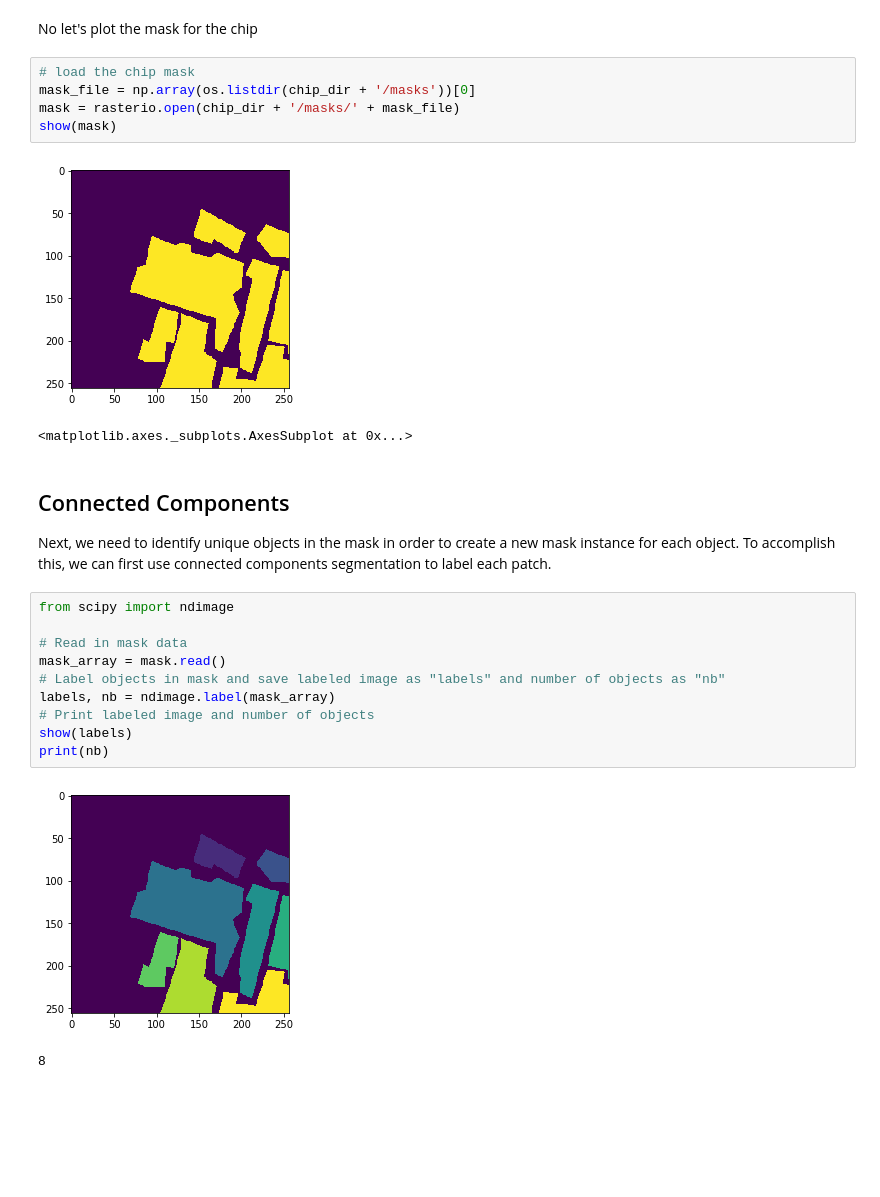
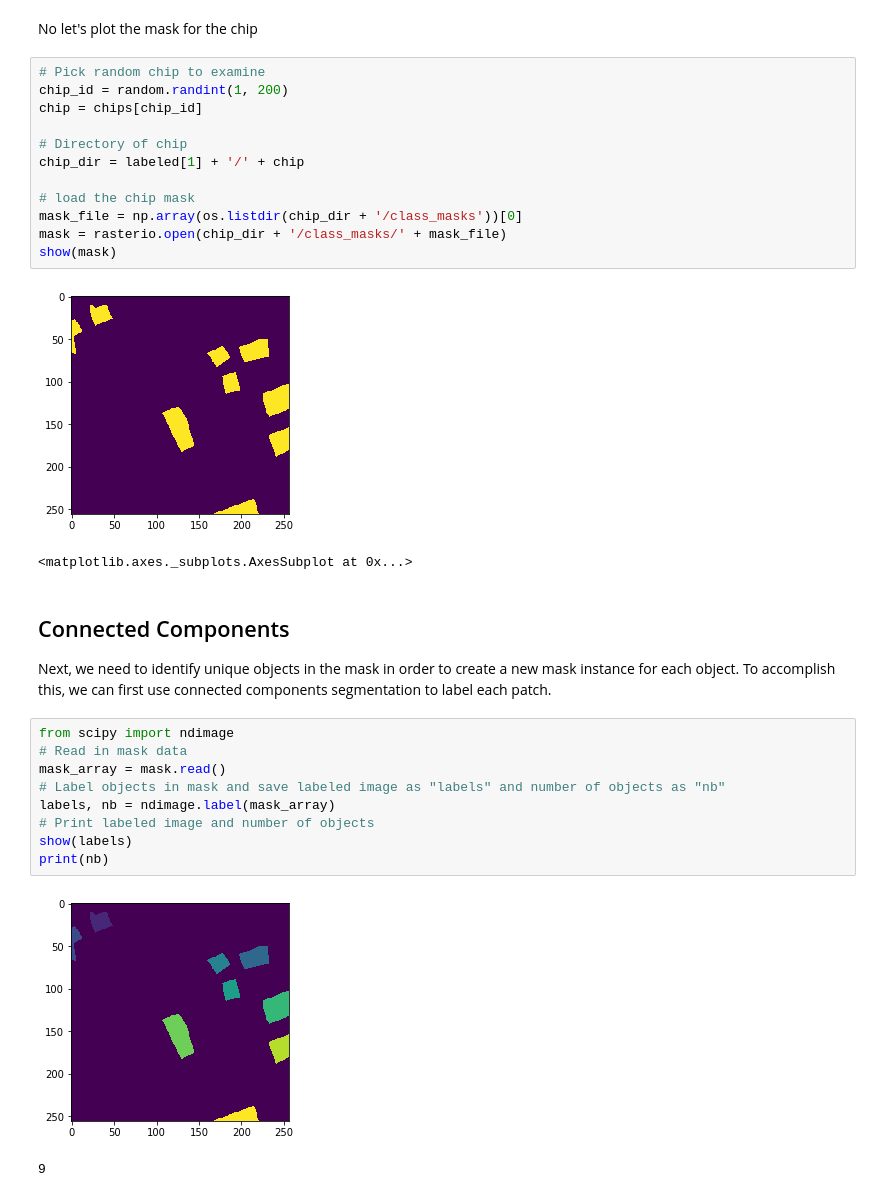
Before and after one commit to tclavelle/aqua_python, a Jupyter notebook: create_mask_instances.ipynb, the cells around one changed output. Drawn from its saved outputs; the diff is of its cells as text; blank space fills up the shorter version.

```diff
--- a/create_mask_instances.ipynb
+++ b/create_mask_instances.ipynb
@@ -45,12 +54,19 @@ img/labeled_tiffs/20180410_020422_0f31/20180410_020422_0f31_12_27
 # %% [markdown]
 No let's plot the mask for the chip
 # %%
+# Pick random chip to examine
+chip_id = random.randint(1, 200)
+chip = chips[chip_id]
+
+# Directory of chip
+chip_dir = labeled[1] + '/' + chip
+
 # load the chip mask
-mask_file = np.array(os.listdir(chip_dir + '/masks'))[0]
-mask = rasterio.open(chip_dir + '/masks/' + mask_file)
+mask_file = np.array(os.listdir(chip_dir + '/class_masks'))[0]
+mask = rasterio.open(chip_dir + '/class_masks/' + mask_file)
 show(mask)
 # %% [output]
-[figure, old version]
+[figure, new version]
 <matplotlib.axes._subplots.AxesSubplot at 0x...>
 # %% [markdown]
 ## Connected Components
@@ -58,7 +74,6 @@ show(mask)
 Next, we need to identify unique objects in the mask in order to create a new mask instance for each object. To accomplish this, we can first use connected components segmentation to label each patch.
 # %%
 from scipy import ndimage
-
 # Read in mask data
 mask_array = mask.read()
 # Label objects in mask and save labeled image as "labels" and number of objects as "nb"
@@ -67,6 +82,6 @@ labels, nb = ndimage.label(mask_array)
 show(labels)
 print(nb)
 # %% [output]
-[figure, old version]
+[figure, new version]
-8
+9
 # %% [markdown]
```
Also changed, not shown: parts of 7 cells of this notebook, 3 other files.
